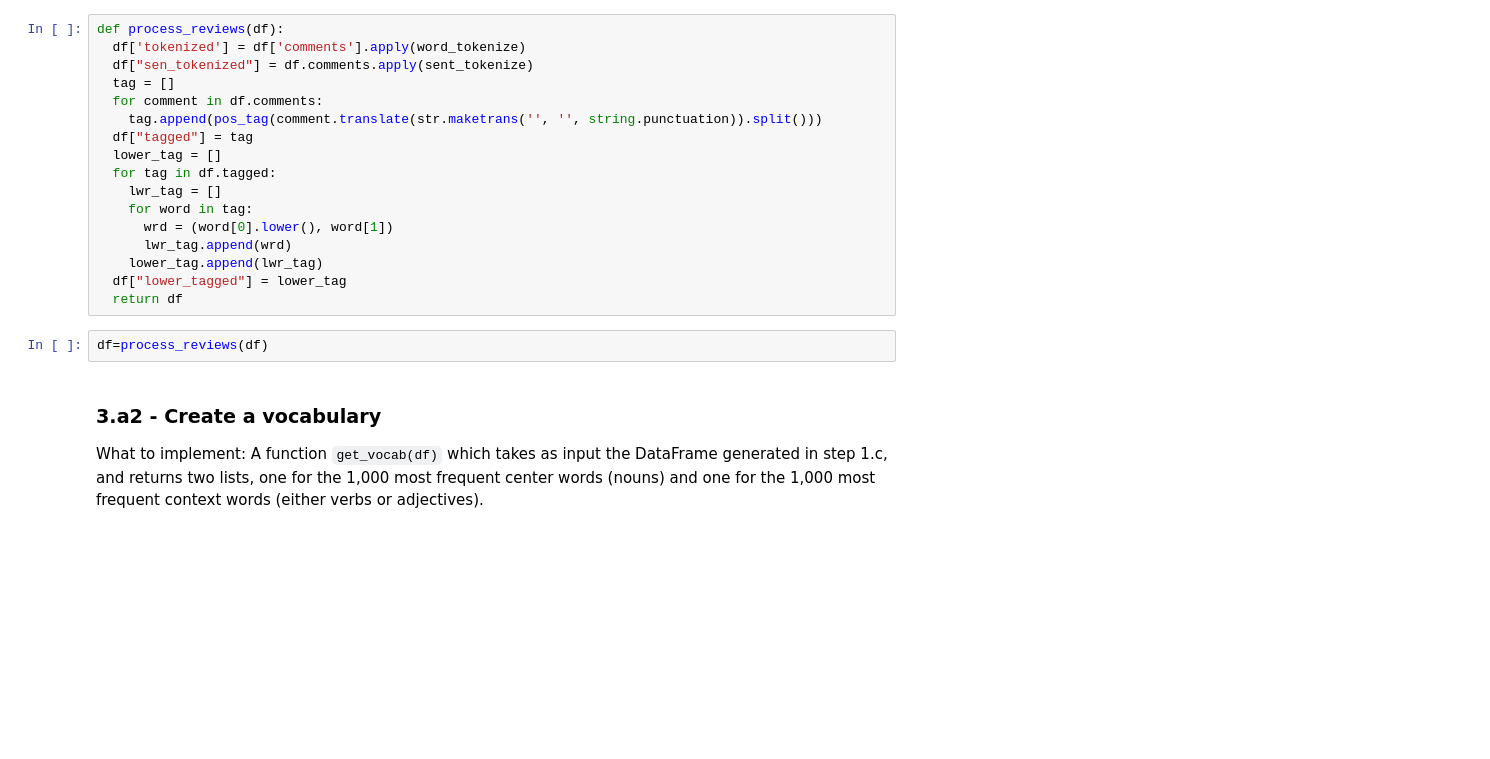
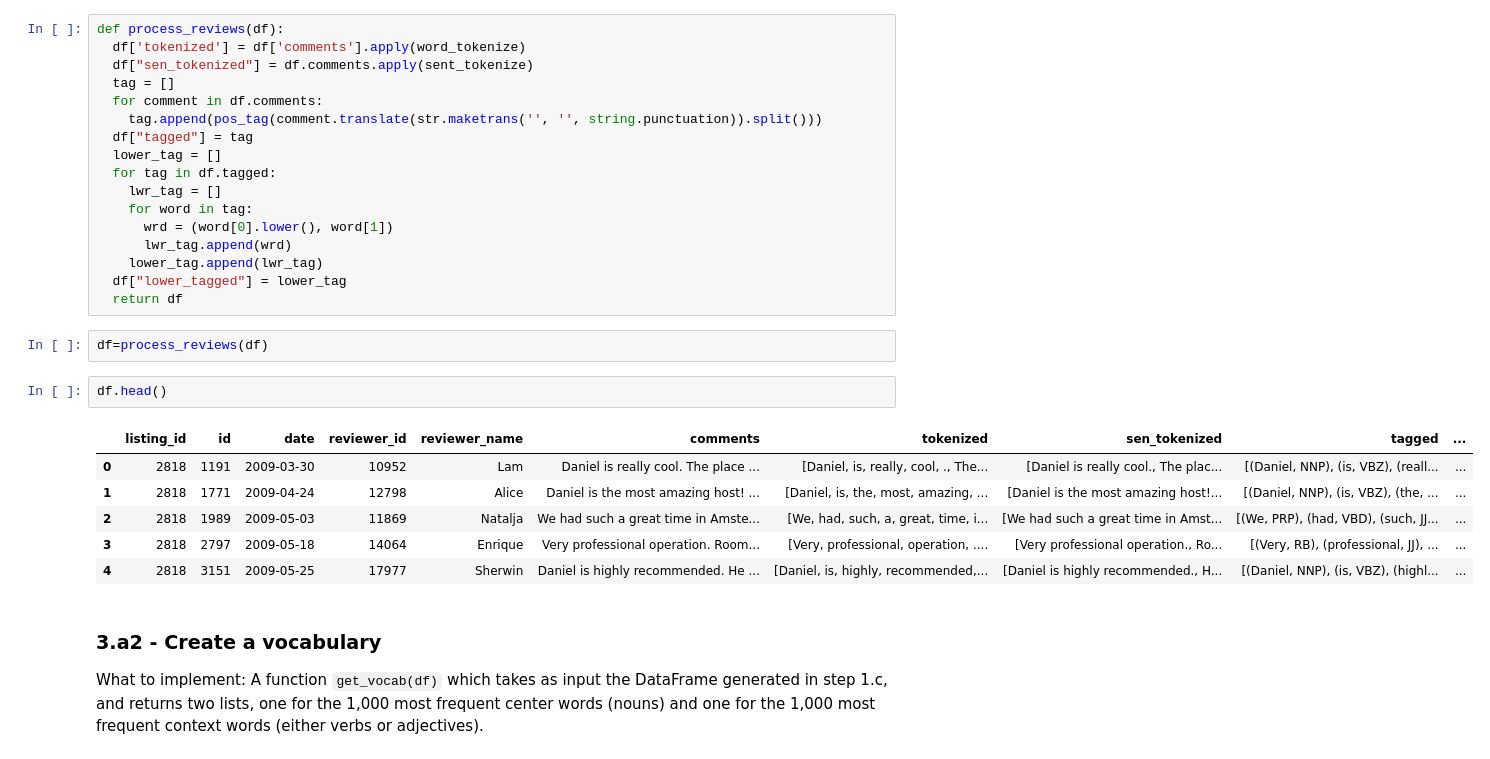
Before and after one commit to Simranjeet-Singh-1313/Airbnb-Amsterdam, a Jupyter notebook: Part_3_final_.ipynb, the cells around one changed output. Drawn from its saved outputs; the diff is of its cells as text; blank space fills up the shorter version.

```diff
--- a/Part_3_final_.ipynb
+++ b/Part_3_final_.ipynb
@@ -79,6 +98,15 @@ def process_reviews(df):
   return df
 # %%
 df=process_reviews(df)
+# %%
+df.head()
+# %% [output]
+|  | listing_id | id | date | reviewer_id | reviewer_name | comments | tokenized | sen_tokenized | tagged | ... |
+| 0 | 2818 | 1191 | 2009-03-30 | 10952 | Lam | Daniel is really cool. The place ... | [Daniel, is, really, cool, ., The... | [Daniel is really cool., The plac... | [(Daniel, NNP), (is, VBZ), (reall... | ... |
+| 1 | 2818 | 1771 | 2009-04-24 | 12798 | Alice | Daniel is the most amazing host! ... | [Daniel, is, the, most, amazing, ... | [Daniel is the most amazing host!... | [(Daniel, NNP), (is, VBZ), (the, ... | ... |
+| 2 | 2818 | 1989 | 2009-05-03 | 11869 | Natalja | We had such a great time in Amste... | [We, had, such, a, great, time, i... | [We had such a great time in Amst... | [(We, PRP), (had, VBD), (such, JJ... | ... |
+| 3 | 2818 | 2797 | 2009-05-18 | 14064 | Enrique | Very professional operation. Room... | [Very, professional, operation, .... | [Very professional operation., Ro... | [(Very, RB), (professional, JJ), ... | ... |
+| 4 | 2818 | 3151 | 2009-05-25 | 17977 | Sherwin | Daniel is highly recommended. He ... | [Daniel, is, highly, recommended,... | [Daniel is highly recommended., H... | [(Daniel, NNP), (is, VBZ), (highl... | ... |
 # %% [markdown]
 ### 3.a2 - Create a vocabulary
 
```
Also changed, not shown: parts of 10 cells of this notebook.
